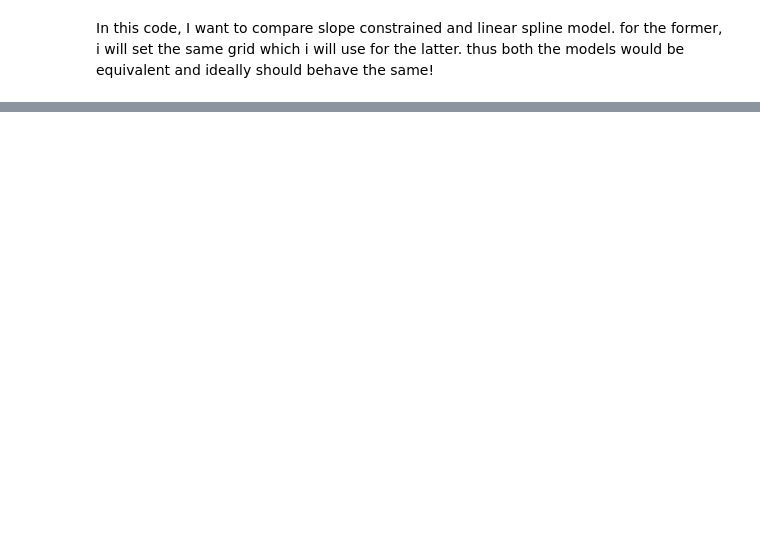
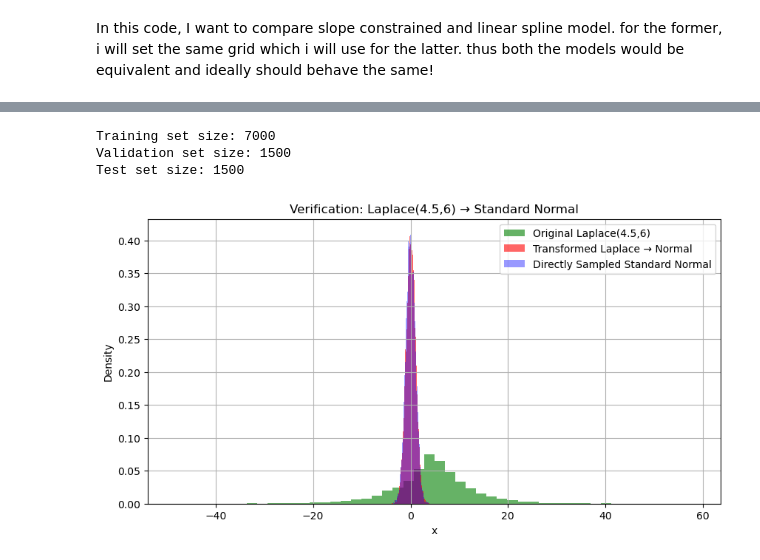
Before and after one commit to neelkanthrawat/Lipschitz_DSNN, a Jupyter notebook: with_TV2_regul.ipynb, the cells around one changed output, grey strips where cells are left out. Saved outputs shown, nothing was run; the diff lists cells and outputs as text; code cells hidden in the pictures; blank space fills up the shorter version.

```diff
--- a/with_TV2_regul.ipynb
+++ b/with_TV2_regul.ipynb
@@ -116,0 +144,73 @@ Test set size: 1200
+# %%
+# Reshape data before returning
+train_data = train_data.reshape(-1, 1)
+val_data = val_data.reshape(-1, 1)
+test_data = test_data.reshape(-1, 1)
+
+# Convert to DataLoaders
+batch_size = 20#16#32#16#16#32
+train_loader, val_loader, test_loader = create_dataloaders(train_data, val_data, test_data, batch_size)
+
+# Print dataset sizes
+print(f"Training set size: {len(train_data)}")
+print(f"Validation set size: {len(val_data)}")
+print(f"Test set size: {len(test_data)}")
+# %% [output]
+Training set size: 7000
+Validation set size: 1500
+Test set size: 1500
+# %%
+import numpy as np
+import matplotlib.pyplot as plt
+from scipy.stats import norm, laplace
+
+# Transformation function for Laplace(mu, b) → Standard Normal
+def laplace_to_normal(x, mu=0, b=1):
+    """
+    Transforms a Laplace(mu, b) distributed variable into a standard normal.
+
+    Args:
+    - x: Input Laplace-distributed samples.
+    - mu: Mean of the Laplace distribution.
+    - b: Scale parameter of the Laplace distribution.
+
+    Returns:
+    - Transformed values following a standard normal distribution.
+    """
+    # Compute shifted & scaled Laplace CDF
+    F_X = np.where(x < mu, 0.5 * np.exp((x - mu) / b), 1 - 0.5 * np.exp(-(x - mu) / b))
+    # Apply inverse CDF of standard normal
+    return norm.ppf(F_X)
+
+# Step 1: Sample from a Laplace distribution with custom mean and scale
+num_samples = 10000
+mu, b = mean, scale  # Example: Laplace(2, 1.5)
+laplace_samples = laplace.rvs(loc=mu, scale=b, size=num_samples)
+
+# Step 2: Apply transformation
+normal_samples_transformed = laplace_to_normal(laplace_samples, mu, b)
+
+# Step 3: Sample directly from standard normal for comparison
+normal_samples_direct = norm.rvs(size=num_samples)
+
+# Step 4: Plot histograms before and after transformation
+plt.figure(figsize=(10, 5))
+
+# Original Laplace distribution before transformation
+plt.hist(laplace_samples, bins=50, density=True, alpha=0.6, color='g', label=f'Original Laplace({mu},{b})')
+
+# Transformed Laplace samples
+plt.hist(normal_samples_transformed, bins=50, density=True, alpha=0.6, color='r', label='Transformed Laplace → Normal')
+
+# Direct Standard Normal samples
+plt.hist(normal_samples_direct, bins=50, density=True, alpha=0.4, color='b', label='Directly Sampled Standard Normal')
+
+# Labels and legend
+plt.title(f"Verification: Laplace({mu},{b}) → Standard Normal")
+plt.xlabel("x")
+plt.ylabel("Density")
+plt.legend()
+plt.grid()
+plt.show()
+# %% [output]
+[figure, added]
```
Also changed, not shown: parts of 23 cells of this notebook.
